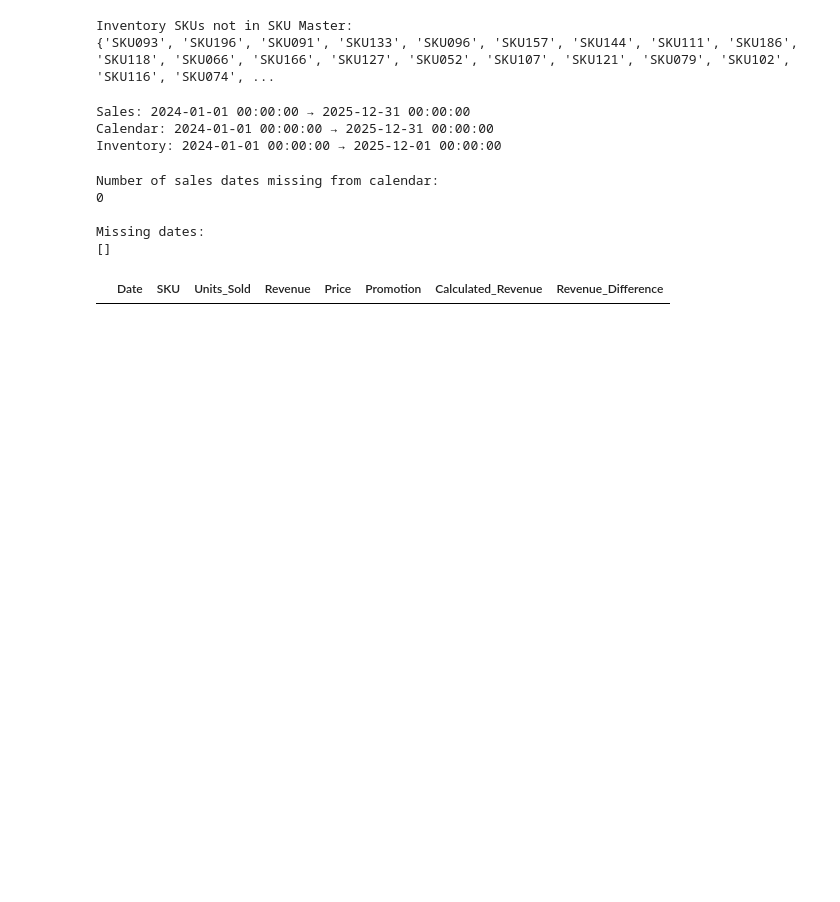
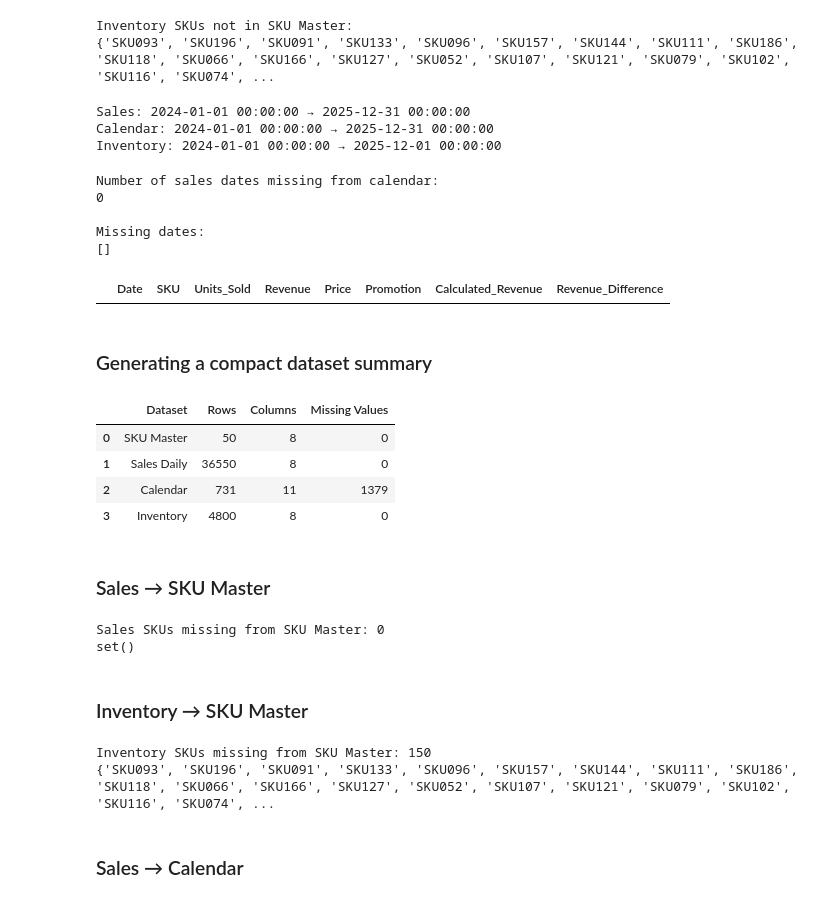
Before and after one commit to Pluto-11/FORESIGHT, a Jupyter notebook: notebooks/01_data_quality_check.ipynb, the cells around one changed output. Saved outputs shown, nothing was run; the diff lists cells and outputs as text; code cells hidden in the pictures; blank space fills up the shorter version.

Commit message:
Build cleaned integrated sales dataset

```diff
--- a/notebooks/01_data_quality_check.ipynb
+++ b/notebooks/01_data_quality_check.ipynb
@@ -389,3 +389,62 @@ display(
 )
 # %% [output]
 |  | Date | SKU | Units_Sold | Revenue | Price | Promotion | Calculated_Revenue | Revenue_Difference |
+# %% [markdown]
+### Generating a compact dataset summary
+# %%
+summary = pd.DataFrame({
+    "Dataset": [
+        "SKU Master",
+        "Sales Daily",
+        "Calendar",
+        "Inventory"
+    ],
+    "Rows": [
+        sku_master.shape[0],
+        sales_daily.shape[0],
+        calendar.shape[0],
+        inventory.shape[0]
+    ],
+    "Columns": [
+        sku_master.shape[1],
+        sales_daily.shape[1],
+        calendar.shape[1],
+        inventory.shape[1]
+    ],
+    "Missing Values": [
+        sku_master.isnull().sum().sum(),
+        sales_daily.isnull().sum().sum(),
+        calendar.isnull().sum().sum(),
+        inventory.isnull().sum().sum()
+    ]
+})
+
+display(summary)
+# %% [output]
+|  | Dataset | Rows | Columns | Missing Values |
+| 0 | SKU Master | 50 | 8 | 0 |
+| 1 | Sales Daily | 36550 | 8 | 0 |
+| 2 | Calendar | 731 | 11 | 1379 |
+| 3 | Inventory | 4800 | 8 | 0 |
+# %% [markdown]
+### Sales → SKU Master
+# %%
+sales_not_in_master = set(sales_daily["SKU"]) - set(sku_master["SKU"])
+
+print("Sales SKUs missing from SKU Master:", len(sales_not_in_master))
+print(sales_not_in_master)
+# %% [output]
+Sales SKUs missing from SKU Master: 0
+set()
+# %% [markdown]
+### Inventory → SKU Master
+# %%
+inventory_not_in_master = set(inventory["SKU"]) - set(sku_master["SKU"])
+
+print("Inventory SKUs missing from SKU Master:", len(inventory_not_in_master))
+print(inventory_not_in_master)
+# %% [output]
+Inventory SKUs missing from SKU Master: 150
+{'SKU093', 'SKU196', 'SKU091', 'SKU133', 'SKU096', 'SKU157', 'SKU144', 'SKU111', 'SKU186', 'SKU118', 'SKU066', 'SKU166', 'SKU127', 'SKU052', 'SKU107', 'SKU121', 'SKU079', 'SKU102', 'SKU116', 'SKU074', ...
+# %% [markdown]
+### Sales → Calendar
```
Also changed, not shown: parts of 1 cell of this notebook, 2 other files.
